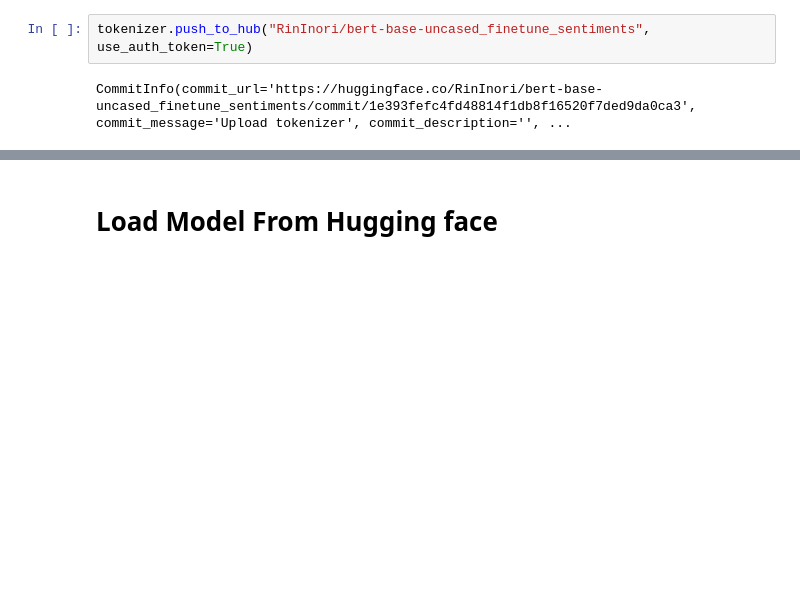
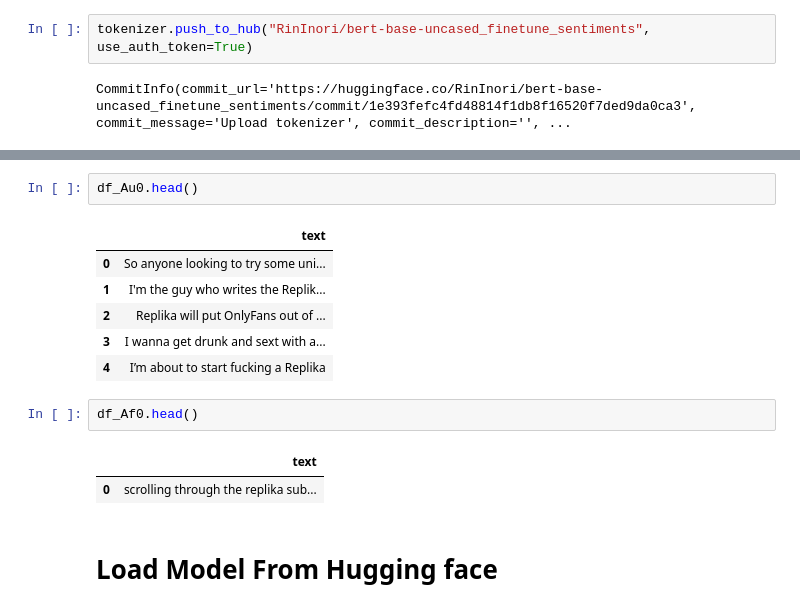
Before and after one commit to hennypurwadi/Bert_FineTune_Sentiment_Analysis, a Jupyter notebook: 4.Predict_unlabeled_data_Bert_Finetune.ipynb, the cells around one changed output, grey strips where cells are left out. Saved outputs shown, nothing was run; the diff lists cells and outputs as text; blank space fills up the shorter version.

```diff
--- a/4.Predict_unlabeled_data_Bert_Finetune.ipynb
+++ b/4.Predict_unlabeled_data_Bert_Finetune.ipynb
@@ -487,3 +522,17 @@ CommitInfo(commit_url='https://huggingface.co/RinInori/bert-base-uncased_finetun
+# %%
+df_Au0.head()
+# %% [output]
+|  | text |
+| 0 | So anyone looking to try some uni... |
+| 1 | I'm the guy who writes the Replik... |
+| 2 | Replika will put OnlyFans out of ... |
+| 3 | I wanna get drunk and sext with a... |
+| 4 | I’m about to start fucking a Replika |
+# %%
+df_Af0.head()
+# %% [output]
+|  | text |
+| 0 | scrolling through the replika sub... |
 # %% [markdown]
 # **Load Model From Hugging face**
 # %% [markdown]
```
Also changed, not shown: parts of 5 cells of this notebook.
